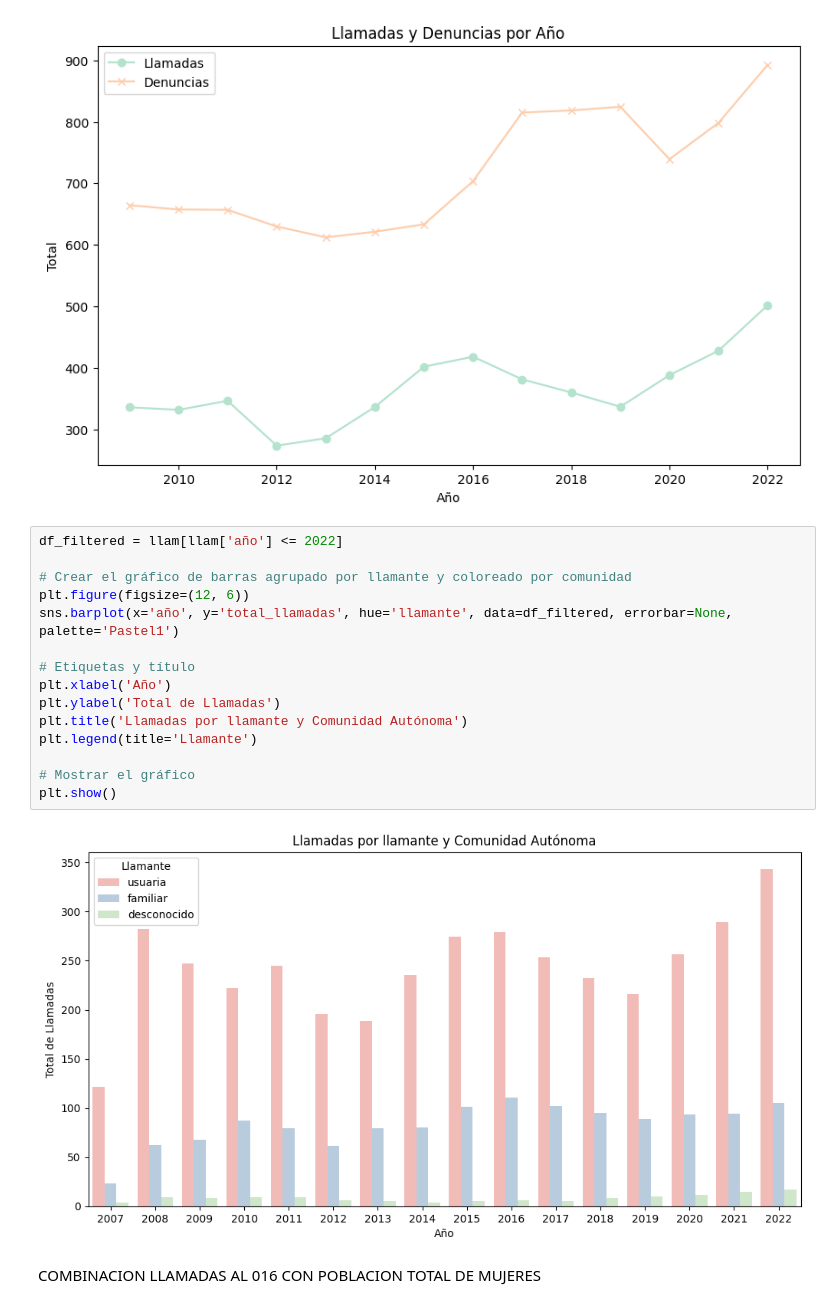
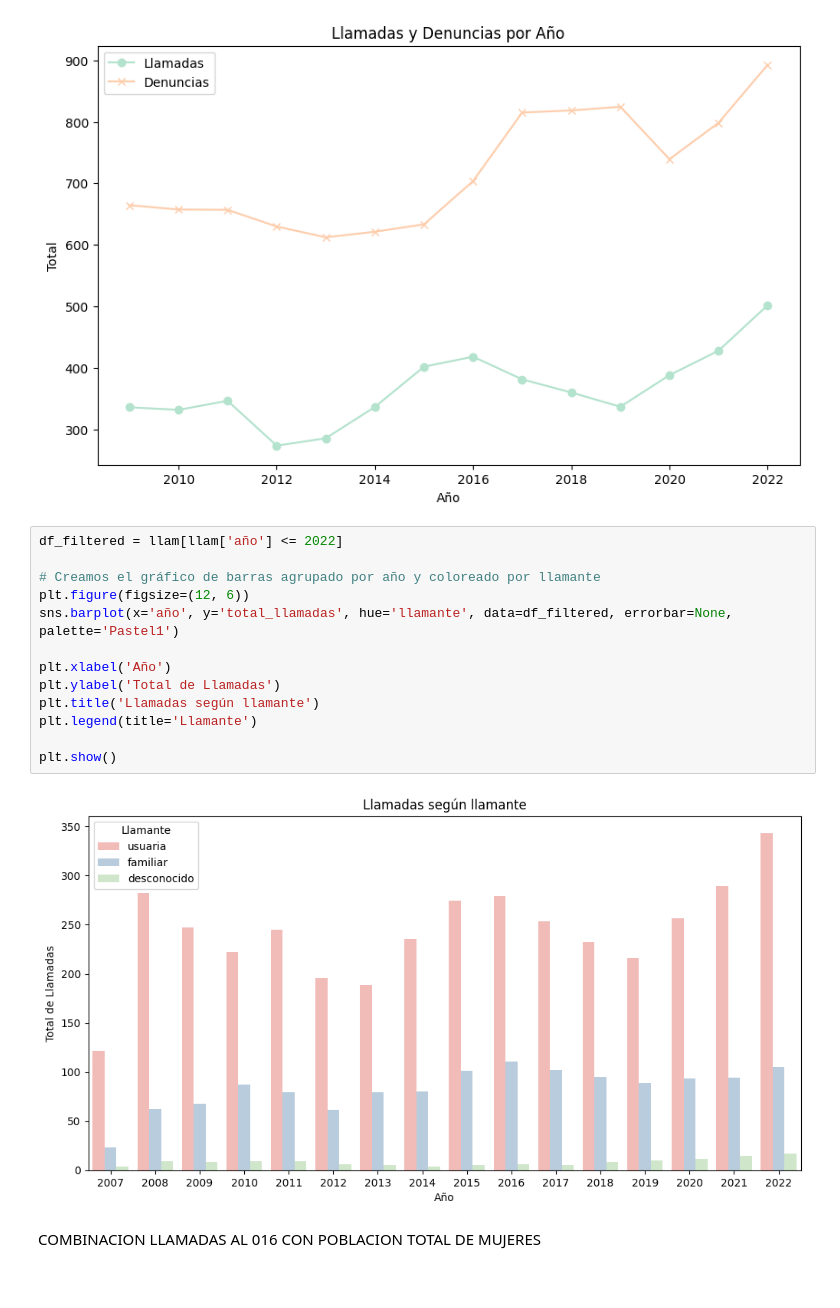
Before and after one commit to NoeRoson/Final_project, a Jupyter notebook: notebooks/graficos.ipynb, the cells around one changed output. Saved outputs shown, nothing was run; the diff lists cells and outputs as text.

```diff
--- a/notebooks/graficos.ipynb
+++ b/notebooks/graficos.ipynb
@@ -257,20 +245,18 @@ plt.show()
 # %%
 df_filtered = llam[llam['año'] <= 2022]
 
-# Crear el gráfico de barras agrupado por llamante y coloreado por comunidad
+# Creamos el gráfico de barras agrupado por año y coloreado por llamante
 plt.figure(figsize=(12, 6))
 sns.barplot(x='año', y='total_llamadas', hue='llamante', data=df_filtered, errorbar=None, palette='Pastel1')
 
-# Etiquetas y título
 plt.xlabel('Año')
 plt.ylabel('Total de Llamadas')
-plt.title('Llamadas por llamante y Comunidad Autónoma')
+plt.title('Llamadas según llamante')
 plt.legend(title='Llamante')
 
-# Mostrar el gráfico
 plt.show()
 # %% [output]
-[figure, old version]
+[figure, new version]
 # %% [markdown]
 COMBINACION LLAMADAS AL 016 CON POBLACION TOTAL DE MUJERES
 # %%
```
Also changed, not shown: parts of 14 cells of this notebook, 1 other file.
